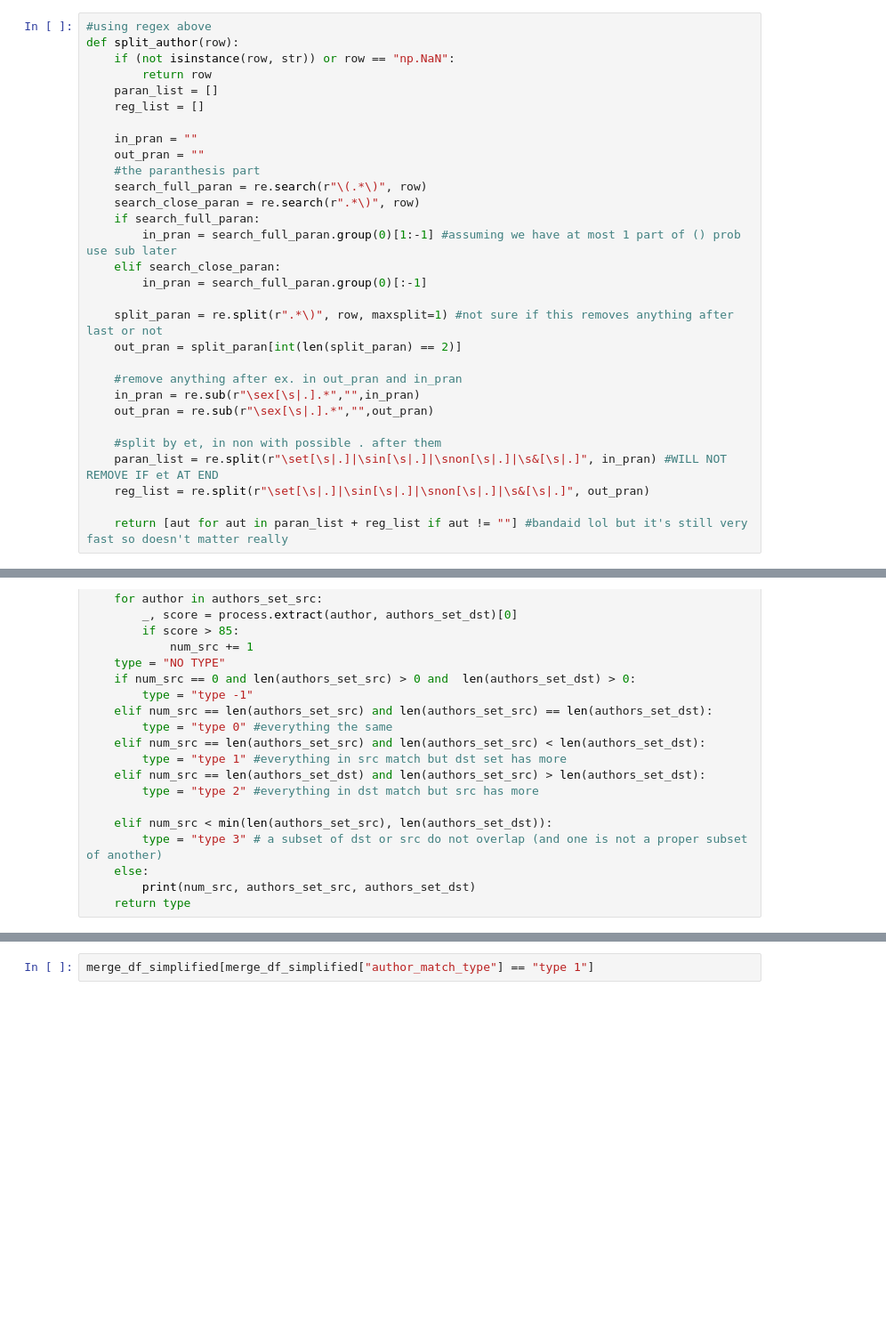
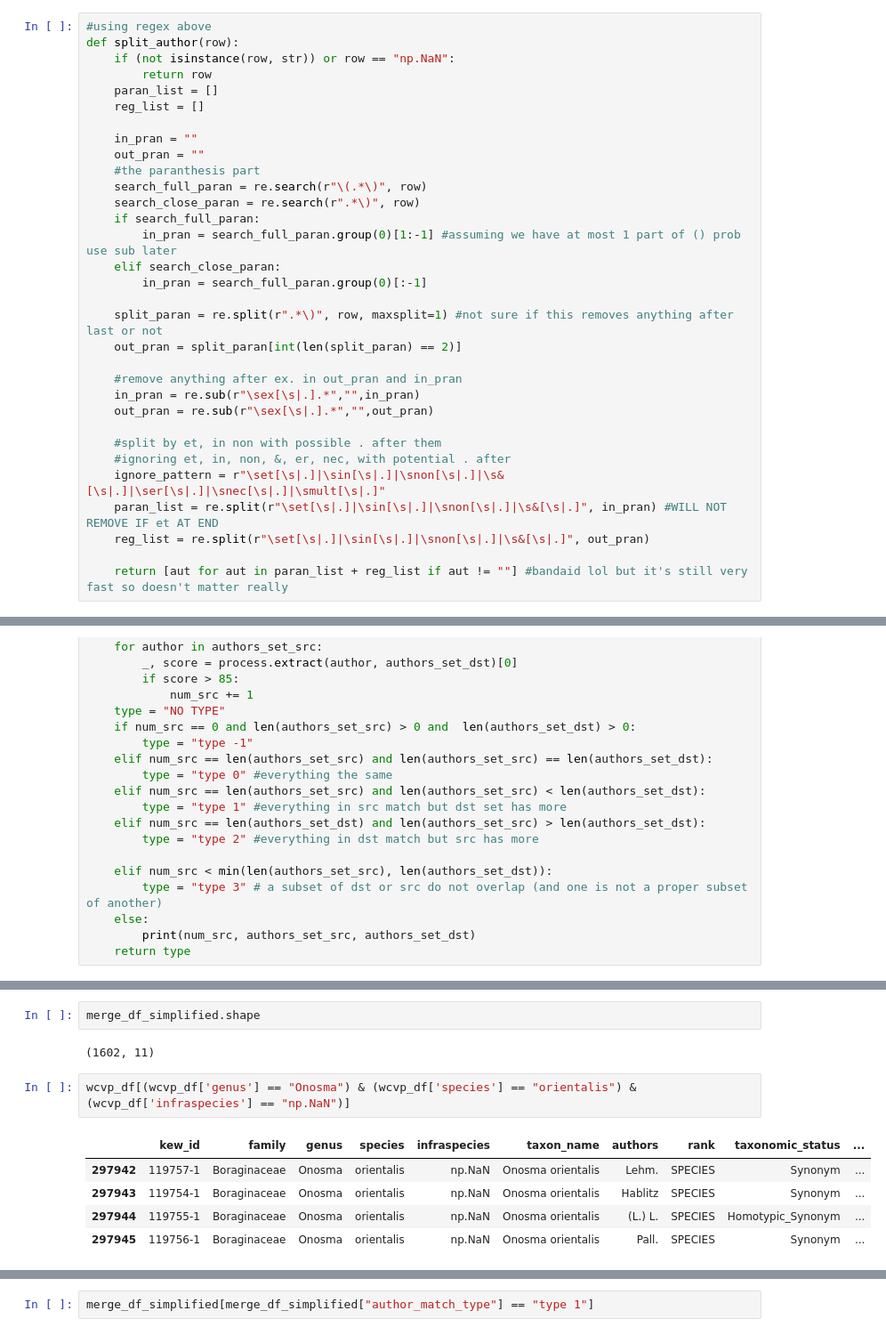
Before and after one commit to shidedh/UpdateFlora, a Jupyter notebook: fuzzy_code/author_fuzz_wcvp.ipynb, the cells around one changed output, grey strips where cells are left out. Shown at 89% size. Cells and saved outputs as stored; diff of their text form; blank space fills up the shorter version.

```diff
--- a/fuzzy_code/author_fuzz_wcvp.ipynb
+++ b/fuzzy_code/author_fuzz_wcvp.ipynb
@@ -165,6 +165,8 @@ def split_author(row):
     out_pran = re.sub(r"\sex[\s|.].*","",out_pran)
 
     #split by et, in non with possible . after them
+    #ignoring et, in, non, &, er, nec, with potential . after
+    ignore_pattern = r"\set[\s|.]|\sin[\s|.]|\snon[\s|.]|\s&[\s|.]|\ser[\s|.]|\snec[\s|.]|\smult[\s|.]"
     paran_list = re.split(r"\set[\s|.]|\sin[\s|.]|\snon[\s|.]|\s&[\s|.]", in_pran) #WILL NOT REMOVE IF et AT END
     reg_list = re.split(r"\set[\s|.]|\sin[\s|.]|\snon[\s|.]|\s&[\s|.]", out_pran)
 
@@ -555,0 +657,12 @@ See the caveats in the documentation: https://pandas.pydata.org/pandas-docs/stab
+# %%
+merge_df_simplified.shape
+# %% [output]
+(1602, 11)
+# %%
+wcvp_df[(wcvp_df['genus'] == "Onosma") & (wcvp_df['species'] == "orientalis") & (wcvp_df['infraspecies'] == "np.NaN")]
+# %% [output]
+|  | kew_id | family | genus | species | infraspecies | taxon_name | authors | rank | taxonomic_status | ... |
+| 297942 | 119757-1 | Boraginaceae | Onosma | orientalis | np.NaN | Onosma orientalis | Lehm. | SPECIES | Synonym | ... |
+| 297943 | 119754-1 | Boraginaceae | Onosma | orientalis | np.NaN | Onosma orientalis | Hablitz | SPECIES | Synonym | ... |
+| 297944 | 119755-1 | Boraginaceae | Onosma | orientalis | np.NaN | Onosma orientalis | (L.) L. | SPECIES | Homotypic_Synonym | ... |
+| 297945 | 119756-1 | Boraginaceae | Onosma | orientalis | np.NaN | Onosma orientalis | Pall. | SPECIES | Synonym | ... |
```
Also changed, not shown: parts of 24 cells of this notebook, 2 other files.
